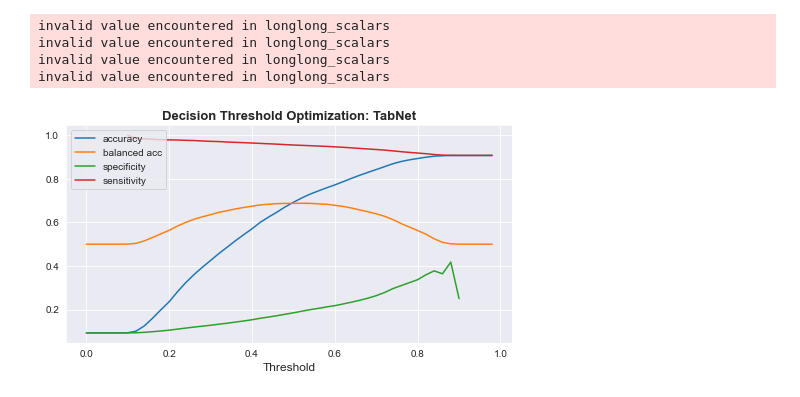
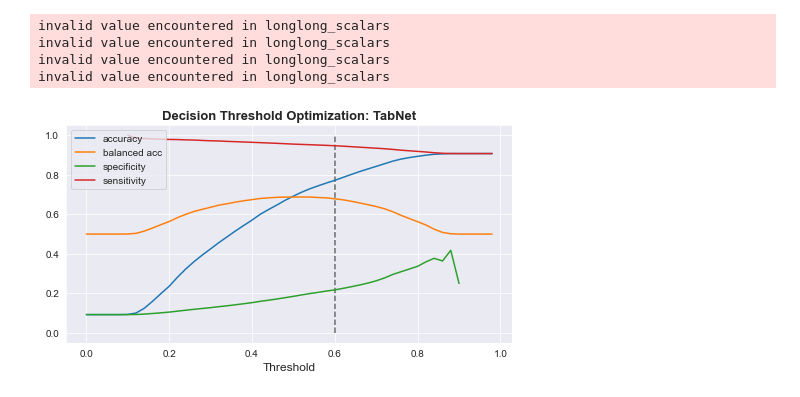
Before and after one commit to analiseb/UB-Masters-Thesis, a Jupyter notebook: MODEL_predictions.ipynb, the cells around one changed output. Cells and saved outputs as stored; diff of their text form; code cells hidden in the pictures.

```diff
--- a/MODEL_predictions.ipynb
+++ b/MODEL_predictions.ipynb
@@ -607,26 +593,26 @@ invalid value encountered in longlong_scalars
 invalid value encountered in longlong_scalars
 invalid value encountered in longlong_scalars
 invalid value encountered in longlong_scalars
-# %%
-sns.set_style("darkgrid")
-
-# plot lines
-plt.figure(figsize=(8,4))
-plt.plot(df_results3['threshold'], df_results3['accuracy'], label = "accuracy")
-plt.plot(df_results3['threshold'], df_results3['balanced accuracy'], label = "balanced acc")
-plt.plot(df_results3['threshold'], df_results3['specificity'], label = "specificity")
-plt.plot(df_results3['threshold'], df_results3['sensitivity'], label = "sensitivity")
-# # single line
-# plt.vlines(x = 0.5, ymin = 0, ymax = 1.0,
-#            colors = 'dimgray',
-#            linestyle='--')
-# plt.vlines(x = 0.85, ymin = 0, ymax = 1.0,
-#            colors = 'dimgray',
-#            linestyle='--')
-plt.legend(loc='upper left')
-plt.title('Decision Threshold Optimization: TabNet', fontsize=13, fontweight='bold')
-plt.xlabel('Threshold', fontsize=12)
-plt.savefig('charts/models/TabNet/tabnet_threshold_balanced.png', bbox_inches='tight')
-plt.show()
-# %% [output]
-[figure, removed]
+# %%
+sns.set_style("darkgrid")
+
+# plot lines
+plt.figure(figsize=(8,4))
+plt.plot(df_results3['threshold'], df_results3['accuracy'], label = "accuracy")
+plt.plot(df_results3['threshold'], df_results3['balanced accuracy'], label = "balanced acc")
+plt.plot(df_results3['threshold'], df_results3['specificity'], label = "specificity")
+plt.plot(df_results3['threshold'], df_results3['sensitivity'], label = "sensitivity")
+# # single line
+plt.vlines(x = 0.6, ymin = 0, ymax = 1.0,
+           colors = 'dimgray',
+           linestyle='--')
+# plt.vlines(x = 0.85, ymin = 0, ymax = 1.0,
+#            colors = 'dimgray',
+#            linestyle='--')
+plt.legend(loc='upper left')
+plt.title('Decision Threshold Optimization: TabNet', fontsize=13, fontweight='bold')
+plt.xlabel('Threshold', fontsize=12)
+plt.savefig('charts/models/TabNet/tabnet_threshold_balanced.png', bbox_inches='tight')
+plt.show()
+# %% [output]
+[figure, added]
```
Also changed, not shown: parts of 18 cells of this notebook, 7 other files.
